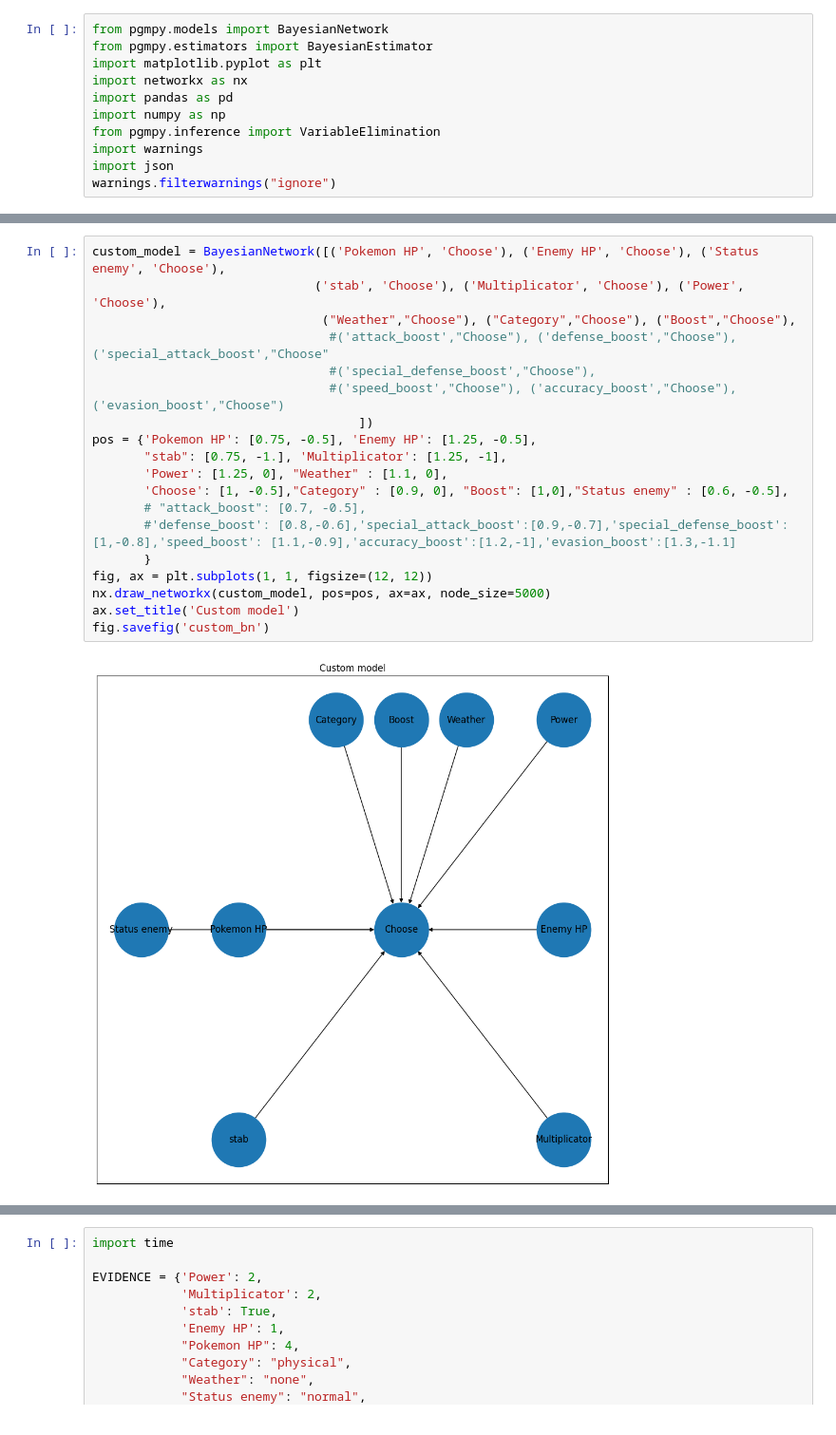
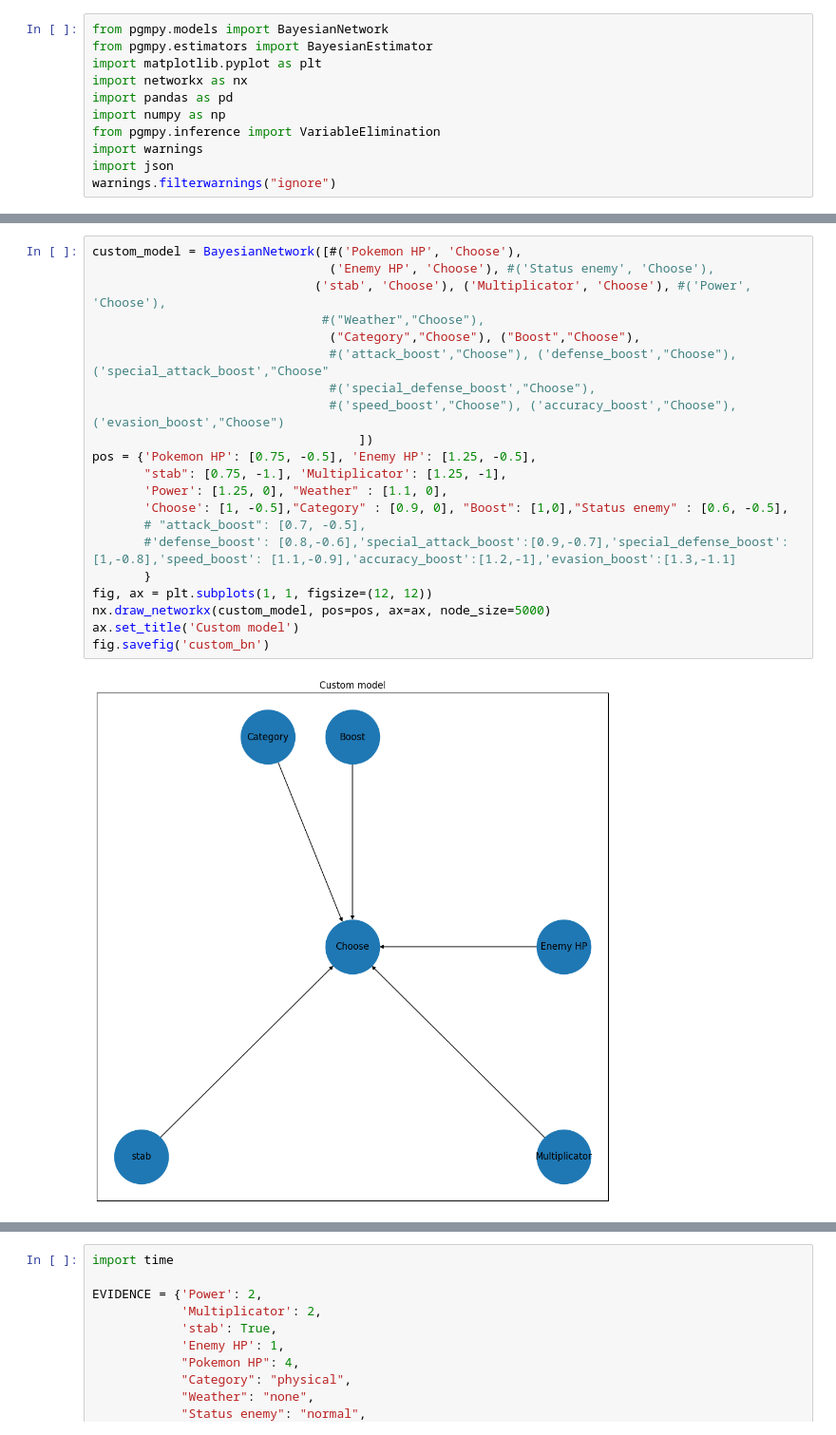
Before and after one commit to TechRufy/showdownBayesian, a Jupyter notebook: showdown/battle_bots/BayesianBot/BayesianNetwork/BayesianPokemon.ipynb, the cells around one changed output, grey strips where cells are left out. Shown at 95% size. Drawn from its saved outputs; the diff is of its cells as text.

Commit message:
riduzione grandezza rete bayesiana

```diff
--- a/showdown/battle_bots/BayesianBot/BayesianNetwork/BayesianPokemon.ipynb
+++ b/showdown/battle_bots/BayesianBot/BayesianNetwork/BayesianPokemon.ipynb
@@ -161,24 +153,26 @@ df
 # %%
-custom_model = BayesianNetwork([('Pokemon HP', 'Choose'), ('Enemy HP', 'Choose'), ('Status enemy', 'Choose'),
-                              ('stab', 'Choose'), ('Multiplicator', 'Choose'), ('Power', 'Choose'),
-                               ("Weather","Choose"), ("Category","Choose"), ("Boost","Choose"),
+custom_model = BayesianNetwork([#('Pokemon HP', 'Choose'),
+                                ('Enemy HP', 'Choose'), #('Status enemy', 'Choose'),
+                              ('stab', 'Choose'), ('Multiplicator', 'Choose'), #('Power', 'Choose'),
+                               #("Weather","Choose"),
+                                ("Category","Choose"), ("Boost","Choose"),
                                 #('attack_boost',"Choose"), ('defense_boost',"Choose"), ('special_attack_boost',"Choose"
                                 #('special_defense_boost',"Choose"),
                                 #('speed_boost',"Choose"), ('accuracy_boost',"Choose"), ('evasion_boost',"Choose")
                                     ])
 pos = {'Pokemon HP': [0.75, -0.5], 'Enemy HP': [1.25, -0.5],
        "stab": [0.75, -1.], 'Multiplicator': [1.25, -1],
        'Power': [1.25, 0], "Weather" : [1.1, 0],
        'Choose': [1, -0.5],"Category" : [0.9, 0], "Boost": [1,0],"Status enemy" : [0.6, -0.5],
        # "attack_boost": [0.7, -0.5],
        #'defense_boost': [0.8,-0.6],'special_attack_boost':[0.9,-0.7],'special_defense_boost':[1,-0.8],'speed_boost': [1.1,-0.9],'accuracy_boost':[1.2,-1],'evasion_boost':[1.3,-1.1]
        }
 fig, ax = plt.subplots(1, 1, figsize=(12, 12))
 nx.draw_networkx(custom_model, pos=pos, ax=ax, node_size=5000)
 ax.set_title('Custom model')
 fig.savefig('custom_bn')
 # %% [output]
-[figure, old version]
+[figure, new version]
 # %%
 from pgmpy.estimators import MaximumLikelihoodEstimator
 
```
Also changed, not shown: parts of 11 cells of this notebook, 50 other files.
